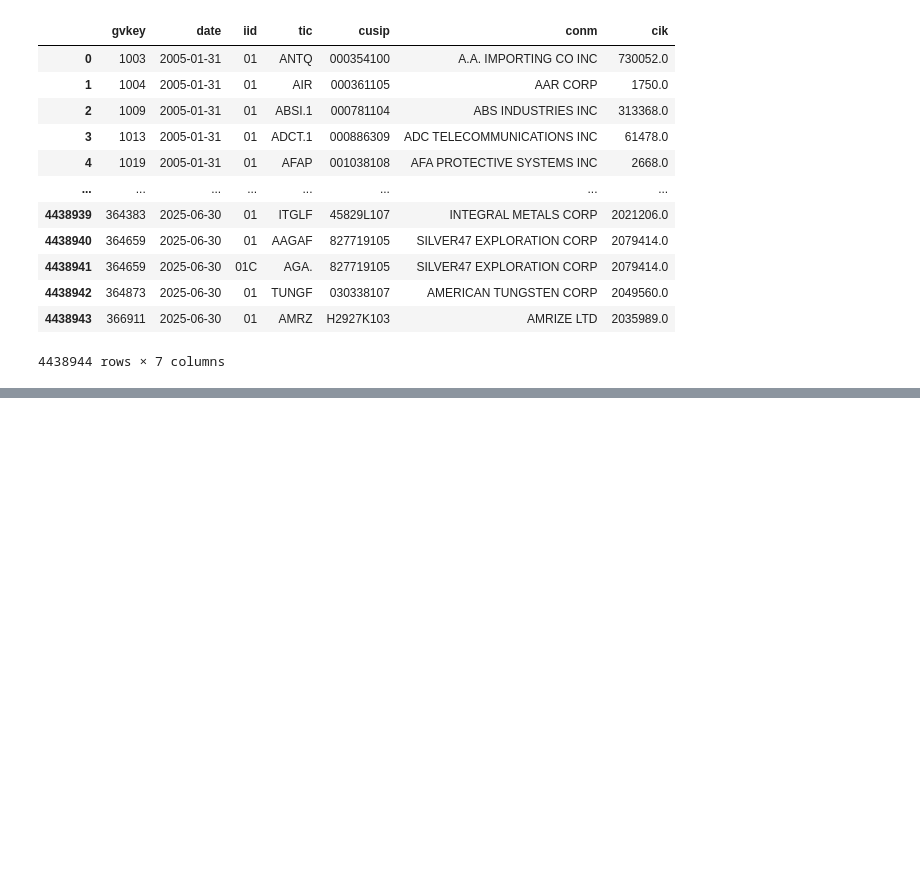
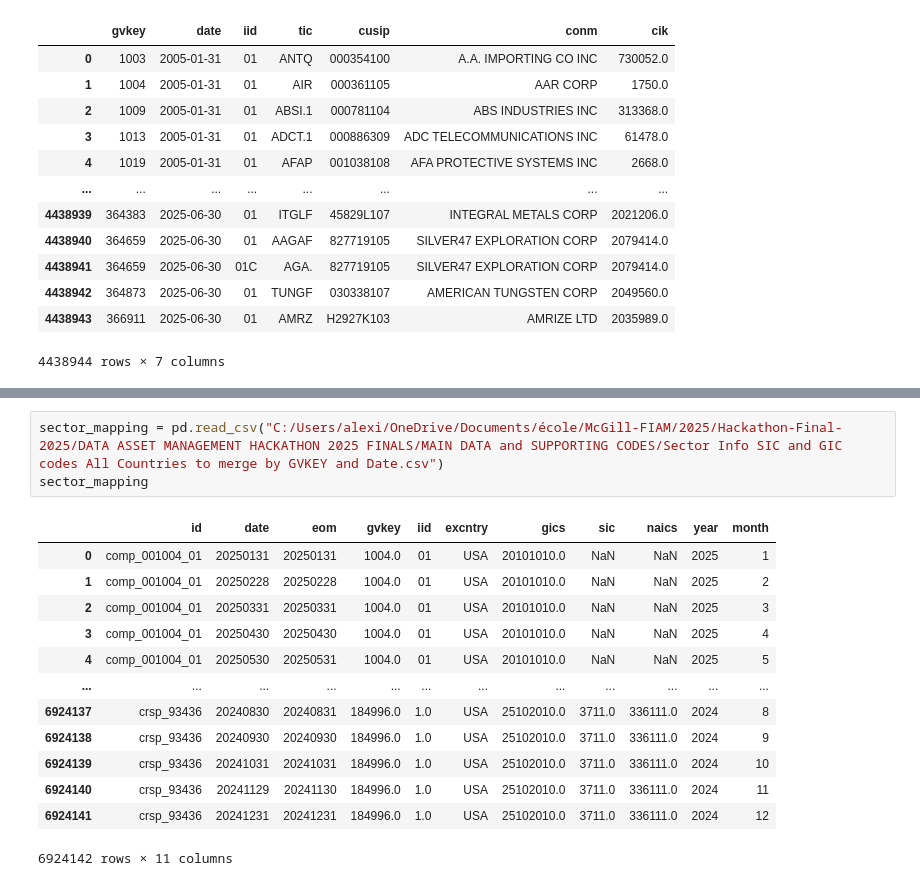
Before and after one commit to Alexis-Perron/ESSAI-BLM-LLM, a Jupyter notebook: dataprep.ipynb, the cells around one changed output, grey strips where cells are left out. Cells and saved outputs as stored; diff of their text form; blank space fills up the shorter version.

Commit message:
updated notebook: features, sector

```diff
--- a/dataprep.ipynb
+++ b/dataprep.ipynb
@@ -61,0 +89,17 @@ ValueError: You are trying to merge on int64 and object columns for key 'date'.
+# %%
+sector_mapping = pd.read_csv("C:/Users/alexi/OneDrive/Documents/école/McGill-FIAM/2025/Hackathon-Final-2025/DATA ASSET MANAGEMENT HACKATHON 2025 FINALS/MAIN DATA and SUPPORTING CODES/Sector Info SIC and GIC codes All Countries to merge by GVKEY and Date.csv")
+sector_mapping
+# %% [output]
+|  | id | date | eom | gvkey | iid | excntry | gics | sic | naics | year | month |
+| 0 | comp_001004_01 | 20250131 | 20250131 | 1004.0 | 01 | USA | 20101010.0 | NaN | NaN | 2025 | 1 |
+| 1 | comp_001004_01 | 20250228 | 20250228 | 1004.0 | 01 | USA | 20101010.0 | NaN | NaN | 2025 | 2 |
+| 2 | comp_001004_01 | 20250331 | 20250331 | 1004.0 | 01 | USA | 20101010.0 | NaN | NaN | 2025 | 3 |
+| 3 | comp_001004_01 | 20250430 | 20250430 | 1004.0 | 01 | USA | 20101010.0 | NaN | NaN | 2025 | 4 |
+| 4 | comp_001004_01 | 20250530 | 20250531 | 1004.0 | 01 | USA | 20101010.0 | NaN | NaN | 2025 | 5 |
+| ... | ... | ... | ... | ... | ... | ... | ... | ... | ... | ... | ... |
+| 6924137 | crsp_93436 | 20240830 | 20240831 | 184996.0 | 1.0 | USA | 25102010.0 | 3711.0 | 336111.0 | 2024 | 8 |
+| 6924138 | crsp_93436 | 20240930 | 20240930 | 184996.0 | 1.0 | USA | 25102010.0 | 3711.0 | 336111.0 | 2024 | 9 |
+| 6924139 | crsp_93436 | 20241031 | 20241031 | 184996.0 | 1.0 | USA | 25102010.0 | 3711.0 | 336111.0 | 2024 | 10 |
+| 6924140 | crsp_93436 | 20241129 | 20241130 | 184996.0 | 1.0 | USA | 25102010.0 | 3711.0 | 336111.0 | 2024 | 11 |
+| 6924141 | crsp_93436 | 20241231 | 20241231 | 184996.0 | 1.0 | USA | 25102010.0 | 3711.0 | 336111.0 | 2024 | 12 |
+6924142 rows × 11 columns
```
Also changed, not shown: parts of 5 cells of this notebook.
